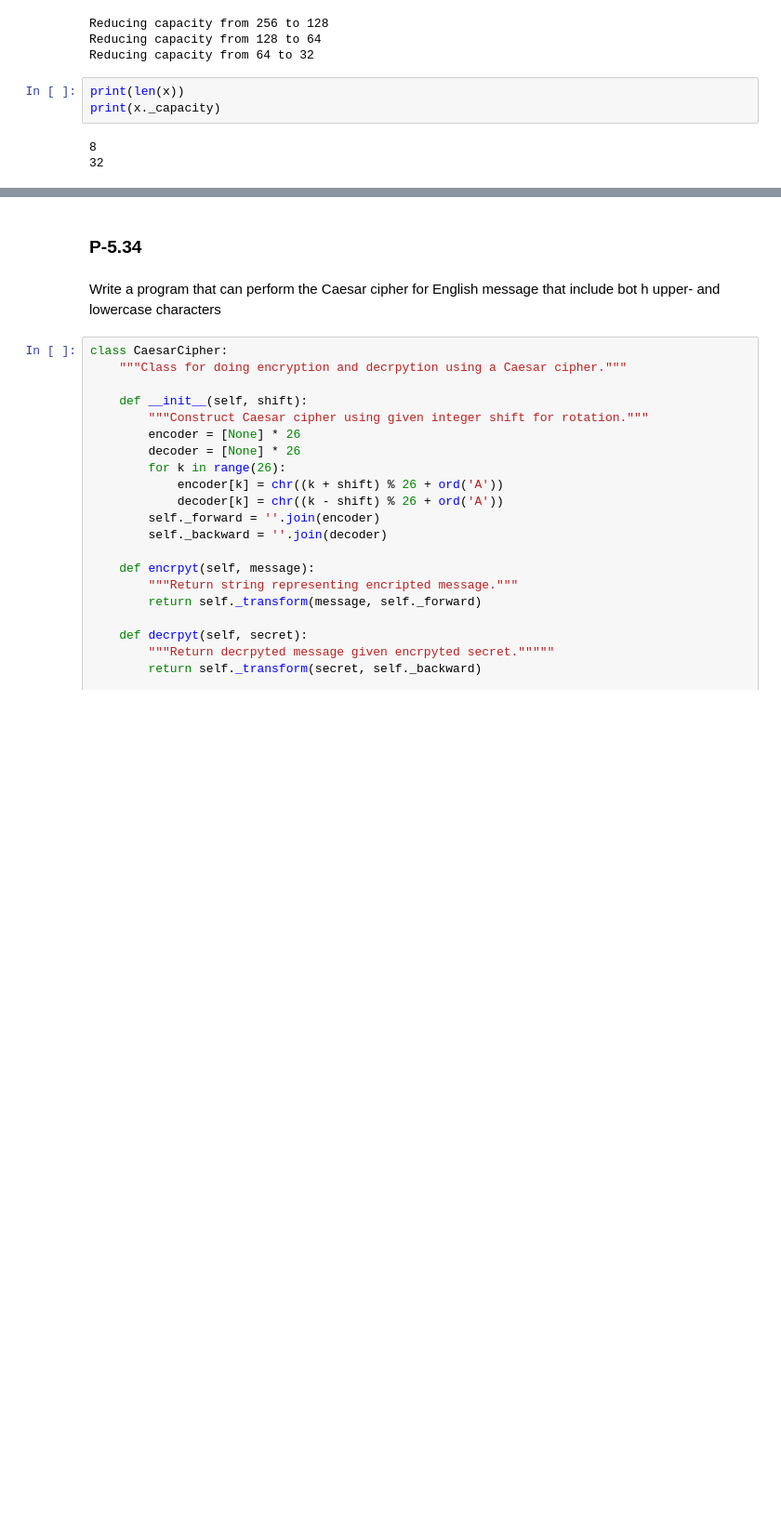
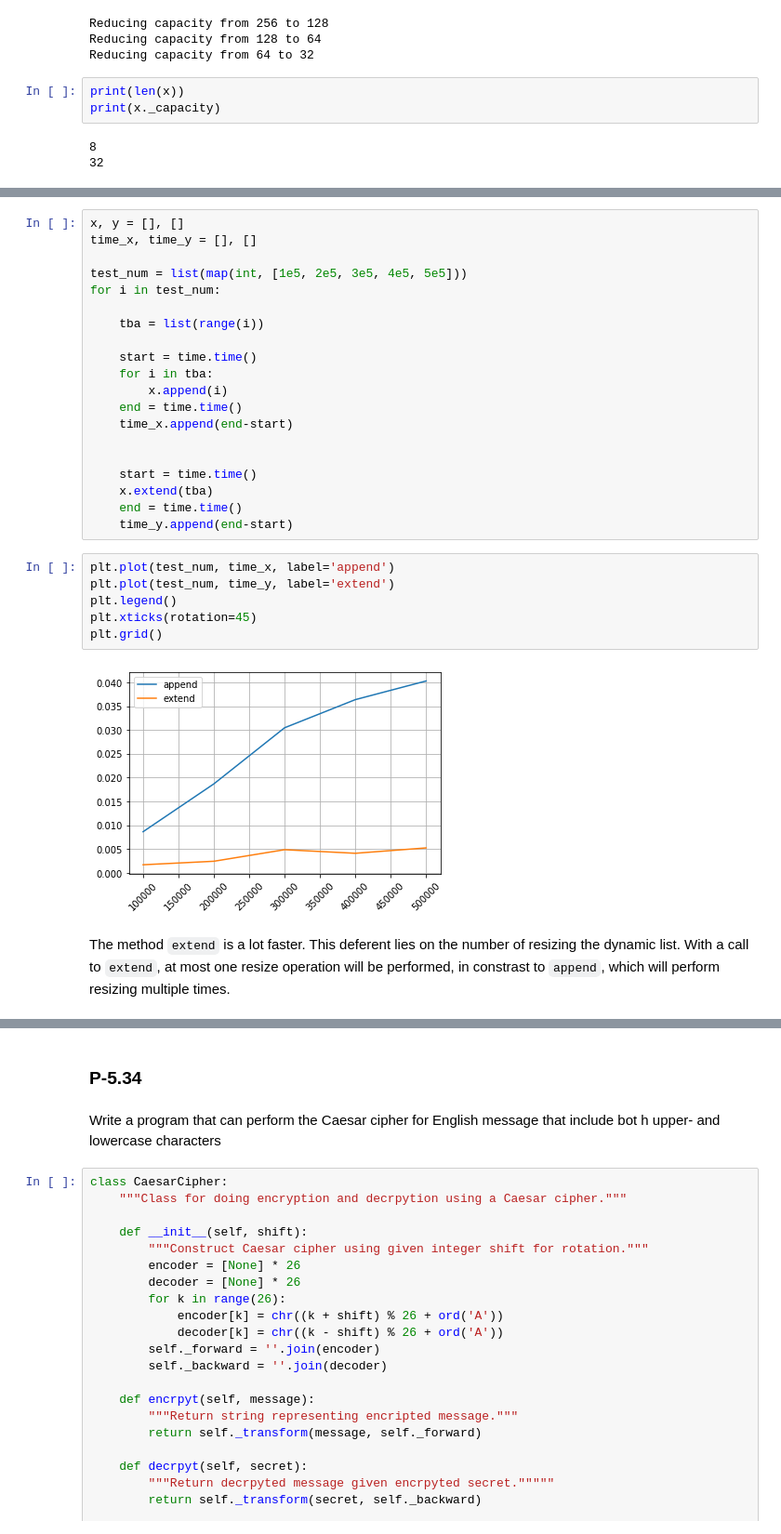
Before and after one commit to jihoonerd/Data_Structures_and_Algorithms_in_Python, a Jupyter notebook: Exercises/Chapter_05_Array-Based_Sequences.ipynb, the cells around one changed output, grey strips where cells are left out. Shown: that part at 93% size. Drawn from its saved outputs; the diff is of its cells as text; blank space fills up the shorter version.

```diff
--- a/Exercises/Chapter_05_Array-Based_Sequences.ipynb
+++ b/Exercises/Chapter_05_Array-Based_Sequences.ipynb
@@ -387,0 +417,30 @@ print(x._capacity)
+# %%
+x, y = [], []
+time_x, time_y = [], []
+
+test_num = list(map(int, [1e5, 2e5, 3e5, 4e5, 5e5]))
+for i in test_num:
+
+    tba = list(range(i))
+
+    start = time.time()
+    for i in tba:
+        x.append(i)
+    end = time.time()
+    time_x.append(end-start)
+
+
+    start = time.time()
+    x.extend(tba)
+    end = time.time()
+    time_y.append(end-start)
+# %%
+plt.plot(test_num, time_x, label='append')
+plt.plot(test_num, time_y, label='extend')
+plt.legend()
+plt.xticks(rotation=45)
+plt.grid()
+# %% [output]
+[figure, added]
+# %% [markdown]
+The method `extend` is a lot faster. This deferent lies on the number of resizing the dynamic list. With a call to `extend`, at most one resize operation will be performed, in constrast to `append`, which will perform resizing multiple times.
```
Also changed, not shown: parts of 11 cells of this notebook.
